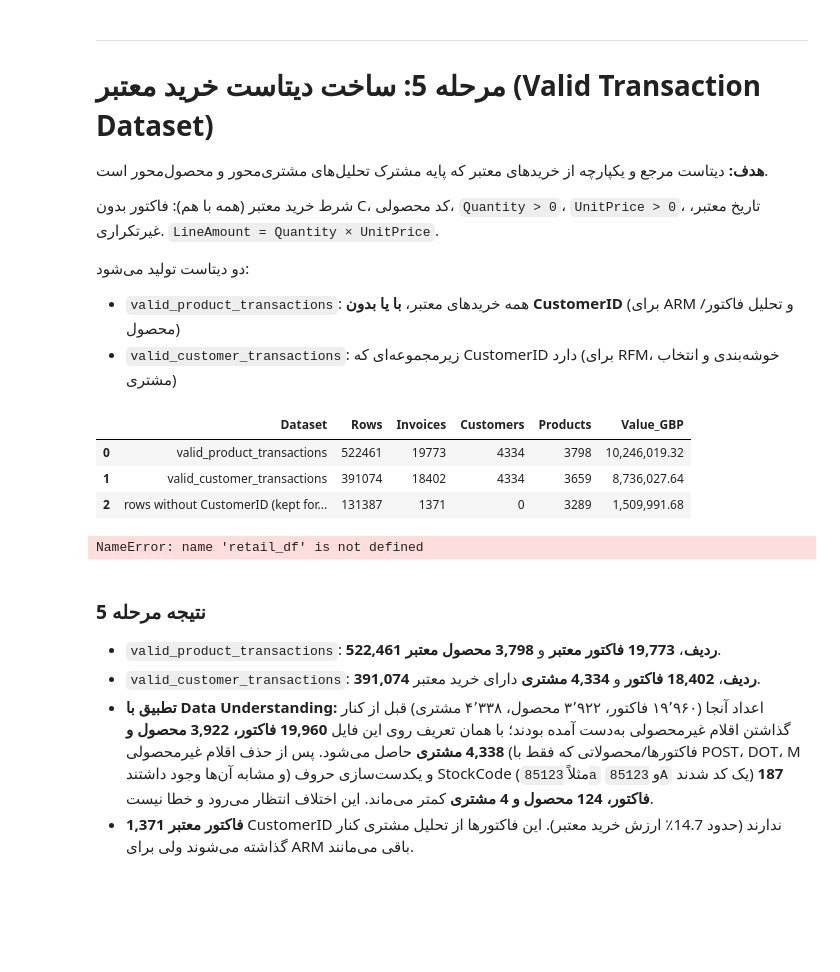
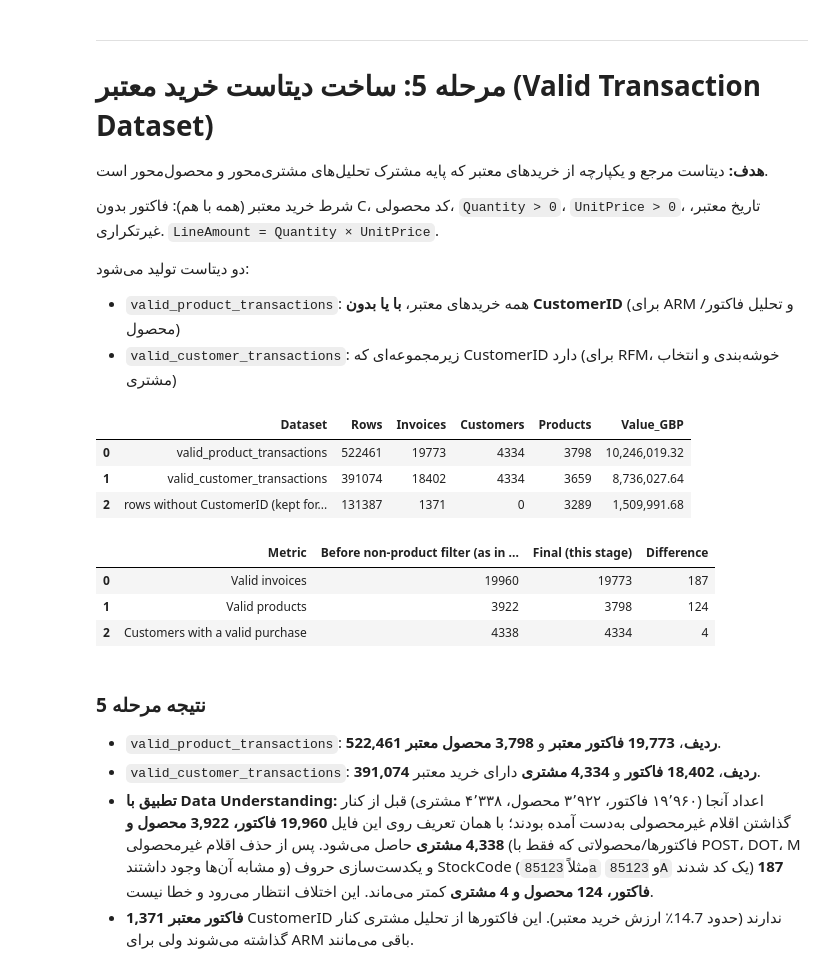
Before and after one commit to Marzieh-82/Online_Shope, a Jupyter notebook: 002.DataPrepration/Data_Preparation_Two_Datasets.ipynb, the cells around one changed output. Cells and saved outputs as stored; diff of their text form; code cells hidden in the pictures; blank space fills up the shorter version.

```diff
--- a/002.DataPrepration/Data_Preparation_Two_Datasets.ipynb
+++ b/002.DataPrepration/Data_Preparation_Two_Datasets.ipynb
@@ -556,36 +558,39 @@ flow = pd.DataFrame({
 })
 display(flow)
 
 facts["vpt_rows"], facts["vct_rows"] = len(valid_product_transactions), len(valid_customer_transactions)
 facts["vpt_invoices"], facts["vct_invoices"] = int(flow.loc[0, "Invoices"]), int(flow.loc[1, "Invoices"])
 facts["anon_invoices"] = int(flow.loc[2, "Invoices"])
 facts["vpt_products"] = int(flow.loc[0, "Products"])
 facts["vct_customers"] = int(flow.loc[1, "Customers"])
 facts["vpt_value"] = float(flow.loc[0, "Value_GBP"]); facts["vct_value"] = float(flow.loc[1, "Value_GBP"])
 facts["anon_value_share"] = float(flow.loc[2, "Value_GBP"] / flow.loc[0, "Value_GBP"] * 100)
 log_flow("5", "valid_product_transactions", len(valid_product_transactions))
 log_flow("5", "valid_customer_transactions", len(valid_customer_transactions))
 
 # ---- تطبیق با اعداد Data Understanding ----
 # اعداد DU (۱۹٬۹۶۰ فاکتور، ۳٬۹۲۲ محصول، ۴٬۳۳۸ مشتری) قبل از کنار گذاشتن اقلام غیرمحصولی و تکراری‌ها محاسبه شده بودند.
-du_like = retail_df[(~retail_df["InvoiceNo"].astype(str).str.strip().str.upper().str.startswith("C"))
-                    & (retail_df["Quantity"] > 0) & (retail_df["UnitPrice"] > 0)]
+du_like = df[(~df["InvoiceNo"].astype(str).str.strip().str.upper().str.startswith("C"))
+                    & (df["Quantity"] > 0) & (df["UnitPrice"] > 0)]
 reconciliation = pd.DataFrame({
     "Metric": ["Valid invoices", "Valid products", "Customers with a valid purchase"],
     "Before non-product filter (as in Data Understanding)": [du_like["InvoiceNo"].nunique(), du_like["StockCode"].nunique(), du_like["CustomerID"].nunique()],
     "Final (this stage)": [valid_product_transactions["InvoiceNo"].nunique(), valid_product_transactions["StockCode"].nunique(),
                            valid_customer_transactions["CustomerID"].nunique()],
 })
 reconciliation["Difference"] = reconciliation.iloc[:, 1] - reconciliation.iloc[:, 2]
 display(reconciliation)
 facts["rec_inv_before"], facts["rec_prod_before"], facts["rec_cust_before"] = [int(x) for x in reconciliation.iloc[:, 1]]
 facts["rec_inv_diff"], facts["rec_prod_diff"], facts["rec_cust_diff"] = [int(x) for x in reconciliation["Difference"]]
 # %% [output]
 |  | Dataset | Rows | Invoices | Customers | Products | Value_GBP |
 | 0 | valid_product_transactions | 522461 | 19773 | 4334 | 3798 | 10,246,019.32 |
 | 1 | valid_customer_transactions | 391074 | 18402 | 4334 | 3659 | 8,736,027.64 |
 | 2 | rows without CustomerID (kept for... | 131387 | 1371 | 0 | 3289 | 1,509,991.68 |
-NameError: name 'retail_df' is not defined
+|  | Metric | Before non-product filter (as in ... | Final (this stage) | Difference |
+| 0 | Valid invoices | 19960 | 19773 | 187 |
+| 1 | Valid products | 3922 | 3798 | 124 |
+| 2 | Customers with a valid purchase | 4338 | 4334 | 4 |
 # %% [markdown]
 ### نتیجه مرحله 5
 
```
Also changed, not shown: parts of 7 cells of this notebook, 3 other files.
